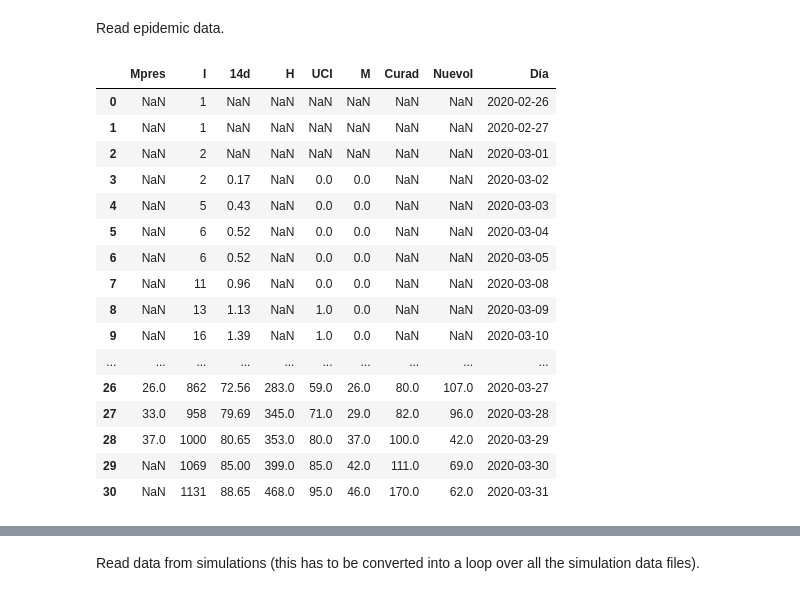
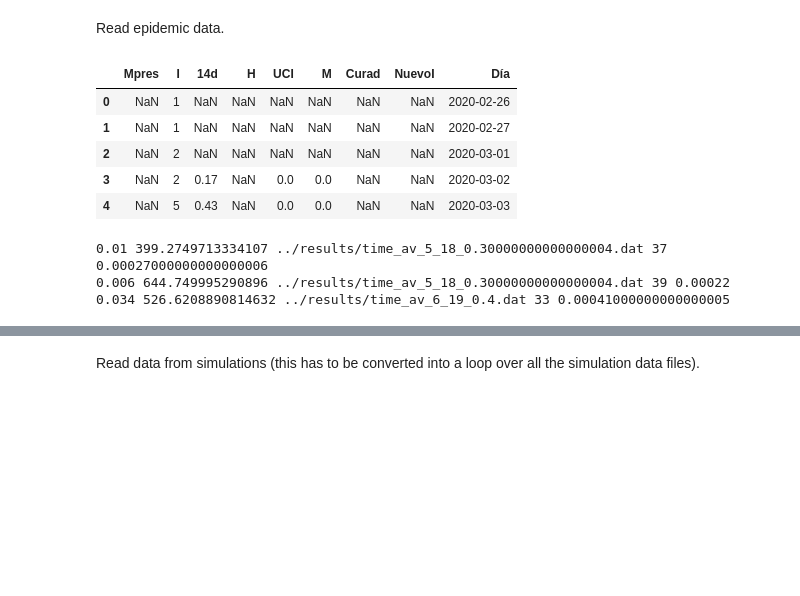
Before and after one commit to juanfernandezgracia/Balearic-epi, a Jupyter notebook: code/fitting_the_model.ipynb, the cells around one changed output, grey strips where cells are left out. Saved outputs shown, nothing was run; the diff lists cells and outputs as text; code cells hidden in the pictures; blank space fills up the shorter version.

```diff
--- a/code/fitting_the_model.ipynb
+++ b/code/fitting_the_model.ipynb
@@ -45,23 +67,12 @@ Read epidemic data.
 # %%
 #read epi data and make day a datetime object
 df_epi = pd.read_csv('../data/epi_data_IB.csv')
 df_epi['Día'] = pd.to_datetime(df_epi['Día'], dayfirst = True)
-df_epi
+df_epi.head()
 # %% [output]
 |  | Mpres | I | 14d | H | UCI | M | Curad | NuevoI | Día |
 | 0 | NaN | 1 | NaN | NaN | NaN | NaN | NaN | NaN | 2020-02-26 |
 | 1 | NaN | 1 | NaN | NaN | NaN | NaN | NaN | NaN | 2020-02-27 |
 | 2 | NaN | 2 | NaN | NaN | NaN | NaN | NaN | NaN | 2020-03-01 |
 | 3 | NaN | 2 | 0.17 | NaN | 0.0 | 0.0 | NaN | NaN | 2020-03-02 |
 | 4 | NaN | 5 | 0.43 | NaN | 0.0 | 0.0 | NaN | NaN | 2020-03-03 |
-| 5 | NaN | 6 | 0.52 | NaN | 0.0 | 0.0 | NaN | NaN | 2020-03-04 |
-| 6 | NaN | 6 | 0.52 | NaN | 0.0 | 0.0 | NaN | NaN | 2020-03-05 |
-| 7 | NaN | 11 | 0.96 | NaN | 0.0 | 0.0 | NaN | NaN | 2020-03-08 |
-| 8 | NaN | 13 | 1.13 | NaN | 1.0 | 0.0 | NaN | NaN | 2020-03-09 |
-| 9 | NaN | 16 | 1.39 | NaN | 1.0 | 0.0 | NaN | NaN | 2020-03-10 |
-| ... | ... | ... | ... | ... | ... | ... | ... | ... | ... |
-| 26 | 26.0 | 862 | 72.56 | 283.0 | 59.0 | 26.0 | 80.0 | 107.0 | 2020-03-27 |
-| 27 | 33.0 | 958 | 79.69 | 345.0 | 71.0 | 29.0 | 82.0 | 96.0 | 2020-03-28 |
-| 28 | 37.0 | 1000 | 80.65 | 353.0 | 80.0 | 37.0 | 100.0 | 42.0 | 2020-03-29 |
-| 29 | NaN | 1069 | 85.00 | 399.0 | 85.0 | 42.0 | 111.0 | 69.0 | 2020-03-30 |
-| 30 | NaN | 1131 | 88.65 | 468.0 | 95.0 | 46.0 | 170.0 | 62.0 | 2020-03-31 |
@@ -67,0 +114,28 @@ df_epi
+# %%
+files = glob.glob("../results/time_av_*")
+percents = [0.01, 0.006, 0.034]
+f = {}
+day_sh = {}
+mu_U = {}
+for perc in percents:
+    chi_2 = float("inf")
+    for fname in files:
+        params = fname.split('.dat')[0].split('_')[2:]
+        params[0] = int(params[0])
+        params[1] = int(params[1])
+        params[2] = np.round(float(params[2]),1)
+        chichi, dayshift_, mu_UCI_ = best_fit(df_epi, fname_simu = fname, mu_D = perc)
+        if chichi < chi_2:
+            chi_2 = chichi
+            fgood = fname
+            dayshift = dayshift_
+            mu_UCI = mu_UCI_
+    f[perc] = fgood
+    day_sh[perc] = dayshift
+    mu_U[perc] = mu_UCI
+    #print(list(best_fit(df_epi, fname_simu = fname, mu_D = 0.01)))
+    print(perc, chi_2, fgood, dayshift, mu_UCI)
+# %% [output]
+0.01 399.2749713334107 ../results/time_av_5_18_0.30000000000000004.dat 37 0.00027000000000000006
+0.006 644.749995290896 ../results/time_av_5_18_0.30000000000000004.dat 39 0.00022
+0.034 526.6208890814632 ../results/time_av_6_19_0.4.dat 33 0.00041000000000000005
```
Also changed, not shown: parts of 12 cells of this notebook, 1 other file.
